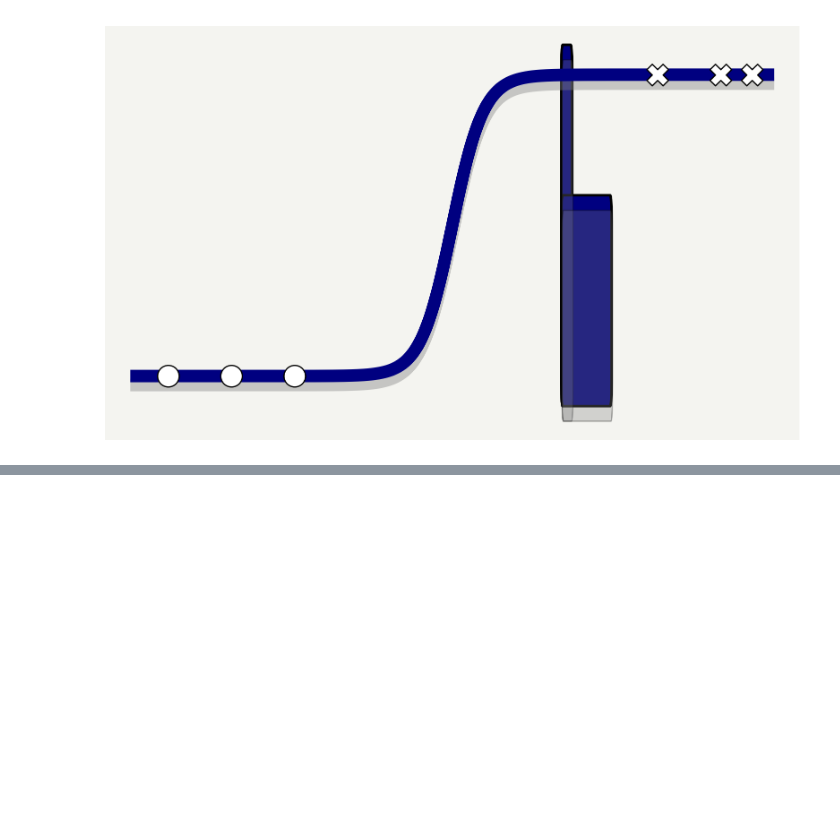
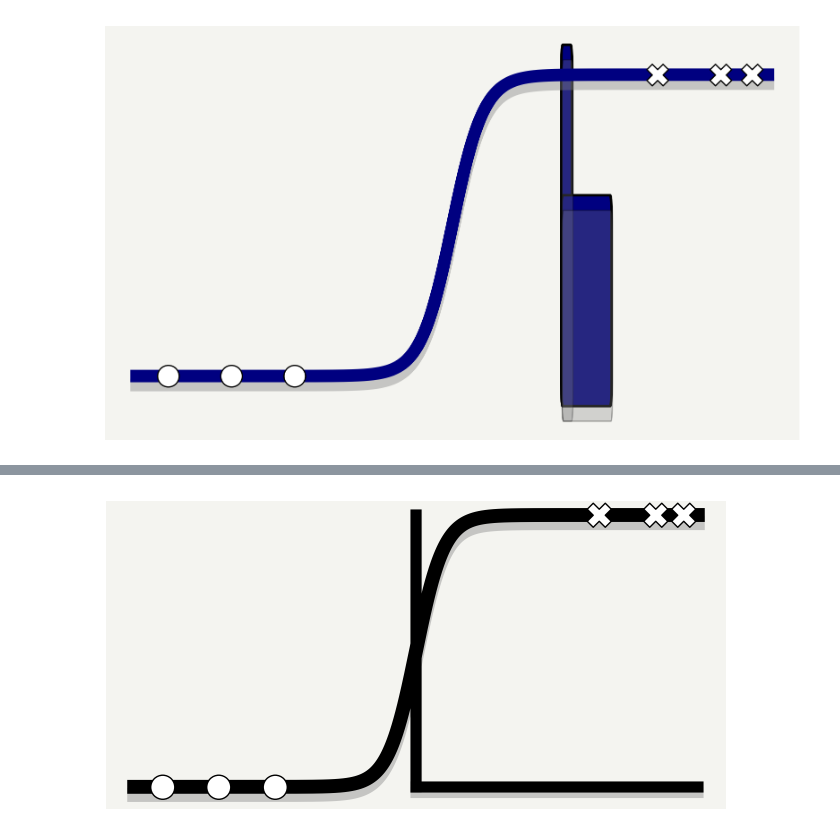
Before and after one commit to nipunbatra/blog, a Jupyter notebook: posts/2024-Jan-2-logo.ipynb, the cells around one changed output, grey strips where cells are left out. Cells and saved outputs as stored; diff of their text form; code cells hidden in the pictures; blank space fills up the shorter version.

```diff
--- a/posts/2024-Jan-2-logo.ipynb
+++ b/posts/2024-Jan-2-logo.ipynb
@@ -267,0 +279,4 @@ ax.spines['bottom'].set_visible(False)
+# %%
+make_logo(fig_size=(8, 4), color='black')
+# %% [output]
+[figure, added]
```
Also changed, not shown: parts of 10 cells of this notebook.
